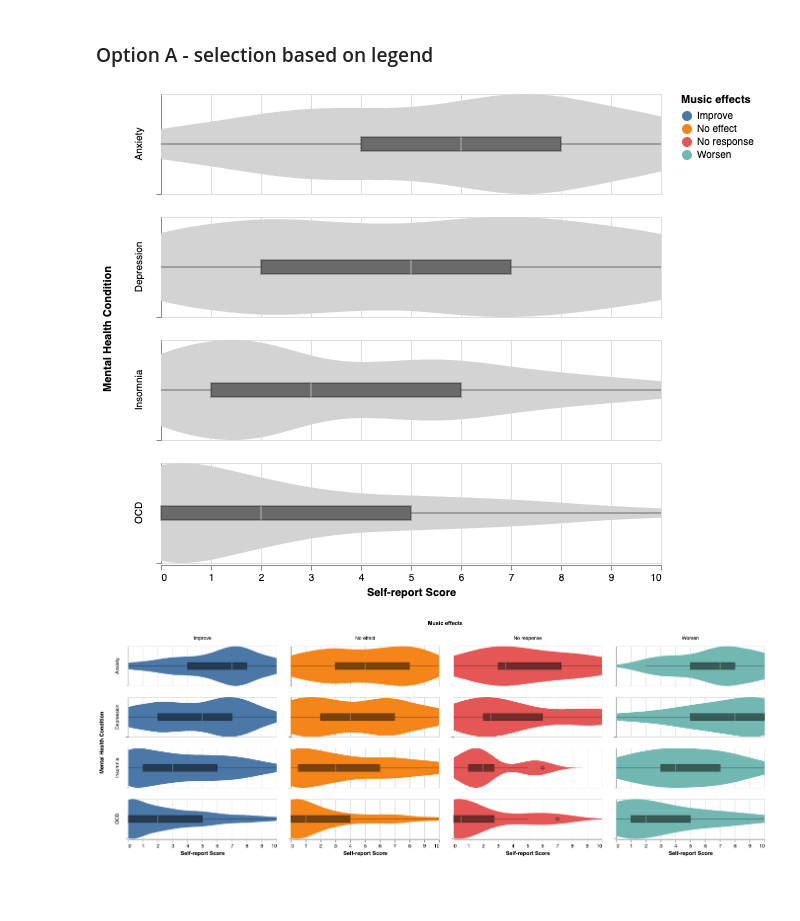
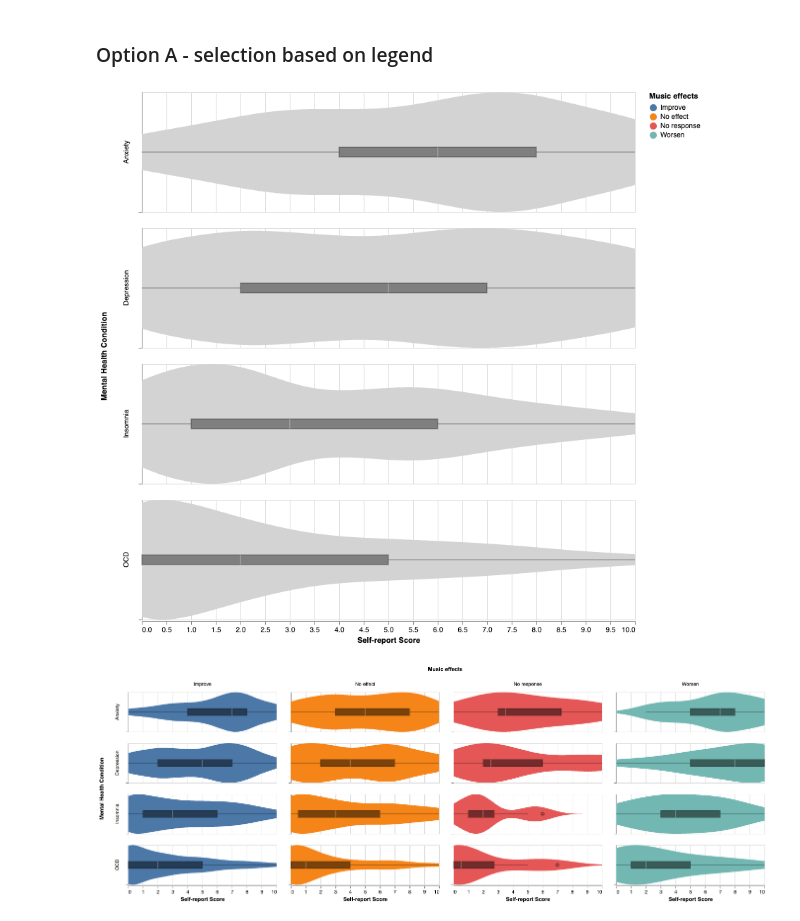
Before and after one commit to ubc-dsci320-2024w2/project-team_fabfour, a Jupyter notebook: ungraded/charts_Jessica.ipynb, the cells around one changed output. Cells and saved outputs as stored; diff of their text form; code cells hidden in the pictures; blank space fills up the shorter version.

```diff
--- a/ungraded/charts_Jessica.ipynb
+++ b/ungraded/charts_Jessica.ipynb
@@ -52,38 +52,38 @@ mxmh_scores = mxmh.melt(id_vars=["Timestamp", "Age", "Music effects"],
 # %%
 # UI widget
 selection = alt.selection_point(fields=['Music effects'], bind='legend', empty=False)
 
 # Box-plot
-boxplot = alt.Chart().mark_boxplot(box={'stroke': 'black'}, color='black', opacity=0.5).encode(
+boxplot = alt.Chart().mark_boxplot(box={'stroke': 'black'}, color='black', opacity=0.4).encode(
 	alt.X('Self-report Score:Q')
-).properties(width=500)
+).properties(width=700)
 
 # Violin-plot
 violin = alt.Chart().transform_density(
 	'Self-report Score',
 	as_=['Self-report Score', 'density'],
 	extent=[0, 10],
 	groupby=['Mental Health Condition', "Music effects"]
 ).mark_area(orient='vertical').encode(
 	x='Self-report Score:Q',
 	y=alt.Y('density:Q', stack='center', impute=None, title=None,
             scale=alt.Scale(nice=False, zero=True),
             axis=alt.Axis(labels=False, values=[0], grid=False, ticks=True)),
     color=alt.condition(selection, alt.Color("Music effects:N"), alt.value("lightgray")),
-).properties(width=500, height=100).add_params(selection)
+).properties(width=700, height=170).add_params(selection)
 
 # Combining both charts
 chart1a = alt.layer(
     violin,
     boxplot,
     data=mxmh_scores
 ).facet(row='Mental Health Condition:N'
 ).resolve_scale(y=alt.ResolveMode("independent"))
 
 chart1a.show()
-save(chart1a, "outputs/chart1a.json")
+# save(chart1a, "outputs/chart1a.json")
 # %% [output]
-[figure, old version]
+[figure, new version]
 # %%
 # UI widget
 # change = alt.selection_interval(encodings=['x'])
```
Also changed, not shown: 2 other files.
